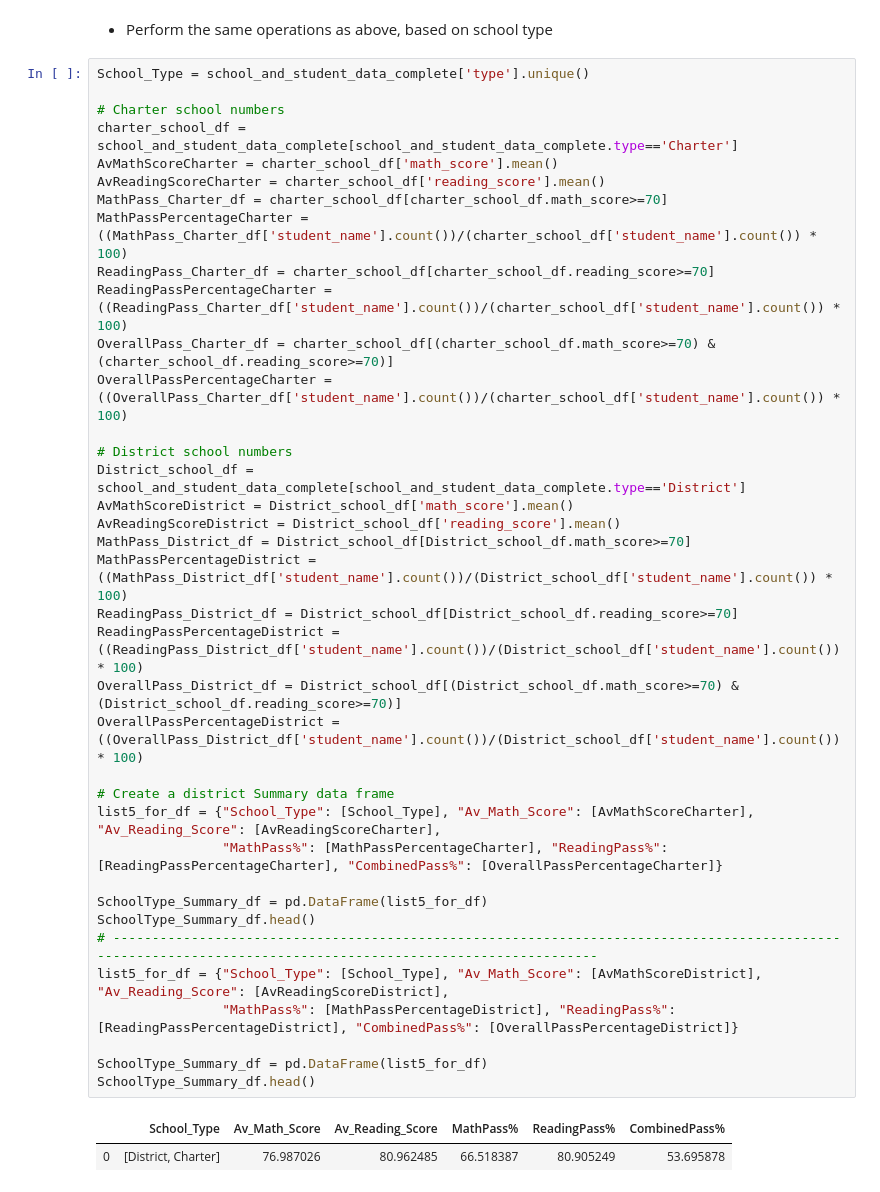
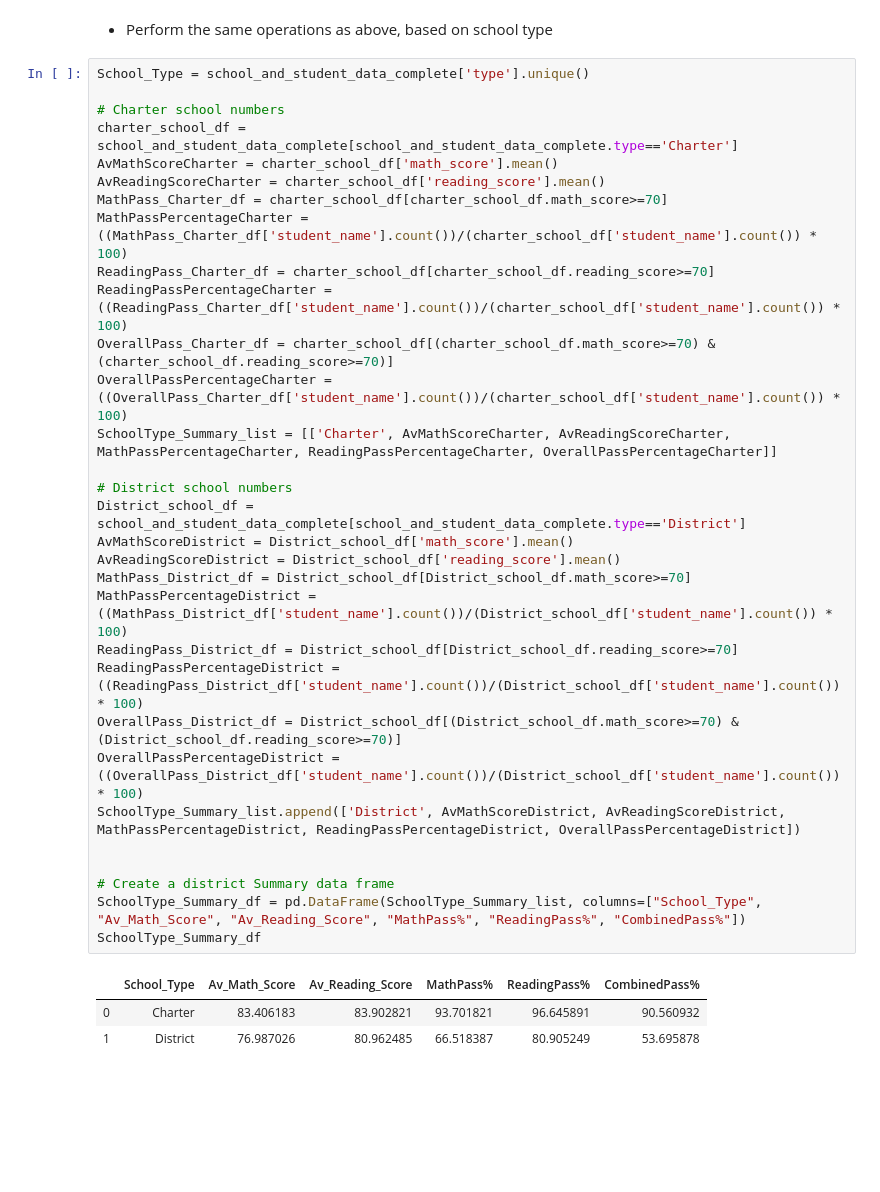
Before and after one commit to eobianyor/pandas-challenge, a Jupyter notebook: PyCitySchools/PyCitySchools_starter.ipynb, the cells around one changed output. Drawn from its saved outputs; the diff is of its cells as text; blank space fills up the shorter version.

Commit message:
Still working through the scores by school type

```diff
--- a/PyCitySchools/PyCitySchools_starter.ipynb
+++ b/PyCitySchools/PyCitySchools_starter.ipynb
@@ -409,40 +408,35 @@ School_Summary_df_binned2.head(15)
 # %%
 School_Type = school_and_student_data_complete['type'].unique()
 
 # Charter school numbers
 charter_school_df = school_and_student_data_complete[school_and_student_data_complete.type=='Charter']
 AvMathScoreCharter = charter_school_df['math_score'].mean()
 AvReadingScoreCharter = charter_school_df['reading_score'].mean()
 MathPass_Charter_df = charter_school_df[charter_school_df.math_score>=70]
 MathPassPercentageCharter = ((MathPass_Charter_df['student_name'].count())/(charter_school_df['student_name'].count()) * 100)
 ReadingPass_Charter_df = charter_school_df[charter_school_df.reading_score>=70]
 ReadingPassPercentageCharter = ((ReadingPass_Charter_df['student_name'].count())/(charter_school_df['student_name'].count()) * 100)
 OverallPass_Charter_df = charter_school_df[(charter_school_df.math_score>=70) & (charter_school_df.reading_score>=70)]
 OverallPassPercentageCharter = ((OverallPass_Charter_df['student_name'].count())/(charter_school_df['student_name'].count()) * 100)
+SchoolType_Summary_list = [['Charter', AvMathScoreCharter, AvReadingScoreCharter, MathPassPercentageCharter, ReadingPassPercentageCharter, OverallPassPercentageCharter]]
 
 # District school numbers
 District_school_df = school_and_student_data_complete[school_and_student_data_complete.type=='District']
 AvMathScoreDistrict = District_school_df['math_score'].mean()
 AvReadingScoreDistrict = District_school_df['reading_score'].mean()
 MathPass_District_df = District_school_df[District_school_df.math_score>=70]
 MathPassPercentageDistrict = ((MathPass_District_df['student_name'].count())/(District_school_df['student_name'].count()) * 100)
 ReadingPass_District_df = District_school_df[District_school_df.reading_score>=70]
 ReadingPassPercentageDistrict = ((ReadingPass_District_df['student_name'].count())/(District_school_df['student_name'].count()) * 100)
 OverallPass_District_df = District_school_df[(District_school_df.math_score>=70) & (District_school_df.reading_score>=70)]
 OverallPassPercentageDistrict = ((OverallPass_District_df['student_name'].count())/(District_school_df['student_name'].count()) * 100)
+SchoolType_Summary_list.append(['District', AvMathScoreDistrict, AvReadingScoreDistrict, MathPassPercentageDistrict, ReadingPassPercentageDistrict, OverallPassPercentageDistrict])
+
 
 # Create a district Summary data frame
-list5_for_df = {"School_Type": [School_Type], "Av_Math_Score": [AvMathScoreCharter], "Av_Reading_Score": [AvReadingScoreCharter],
-                "MathPass%": [MathPassPercentageCharter], "ReadingPass%": [ReadingPassPercentageCharter], "CombinedPass%": [OverallPassPercentageCharter]}
-
-SchoolType_Summary_df = pd.DataFrame(list5_for_df)
-SchoolType_Summary_df.head()
-# -------------------------------------------------------------------------------------------------------------------------------------------------------------
-list5_for_df = {"School_Type": [School_Type], "Av_Math_Score": [AvMathScoreDistrict], "Av_Reading_Score": [AvReadingScoreDistrict],
-                "MathPass%": [MathPassPercentageDistrict], "ReadingPass%": [ReadingPassPercentageDistrict], "CombinedPass%": [OverallPassPercentageDistrict]}
-
-SchoolType_Summary_df = pd.DataFrame(list5_for_df)
-SchoolType_Summary_df.head()
+SchoolType_Summary_df = pd.DataFrame(SchoolType_Summary_list, columns=["School_Type", "Av_Math_Score", "Av_Reading_Score", "MathPass%", "ReadingPass%", "CombinedPass%"])
+SchoolType_Summary_df
 # %% [output]
 |  | School_Type | Av_Math_Score | Av_Reading_Score | MathPass% | ReadingPass% | CombinedPass% |
-| 0 | [District, Charter] | 76.987026 | 80.962485 | 66.518387 | 80.905249 | 53.695878 |
+| 0 | Charter | 83.406183 | 83.902821 | 93.701821 | 96.645891 | 90.560932 |
+| 1 | District | 76.987026 | 80.962485 | 66.518387 | 80.905249 | 53.695878 |
```
Also changed, not shown: parts of 3 cells of this notebook.
